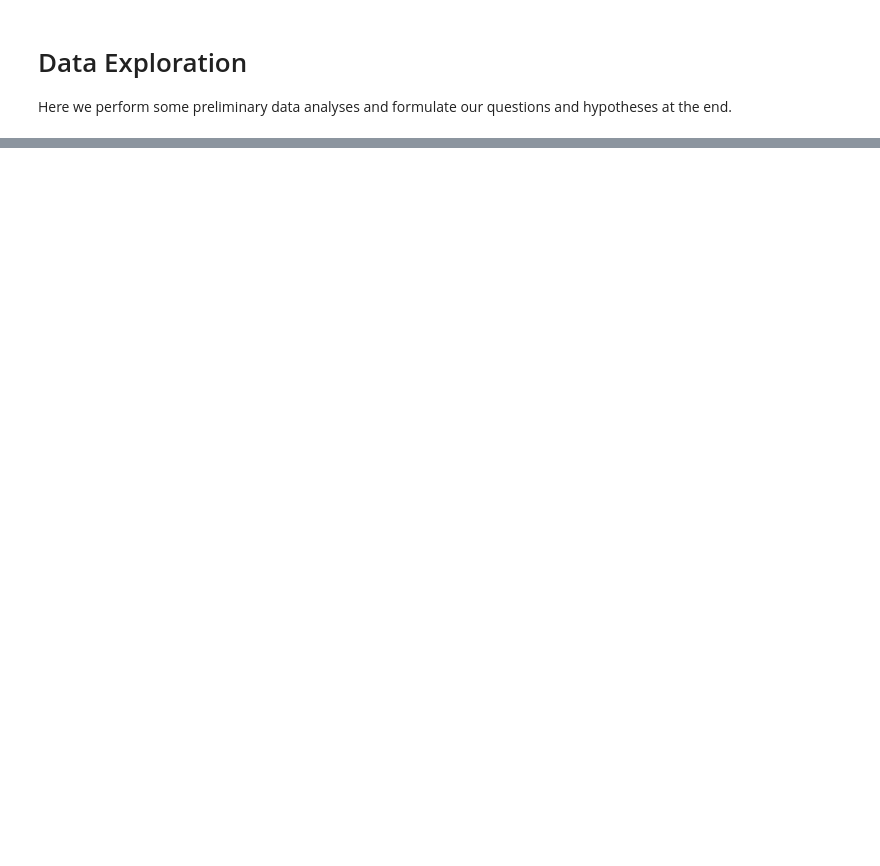
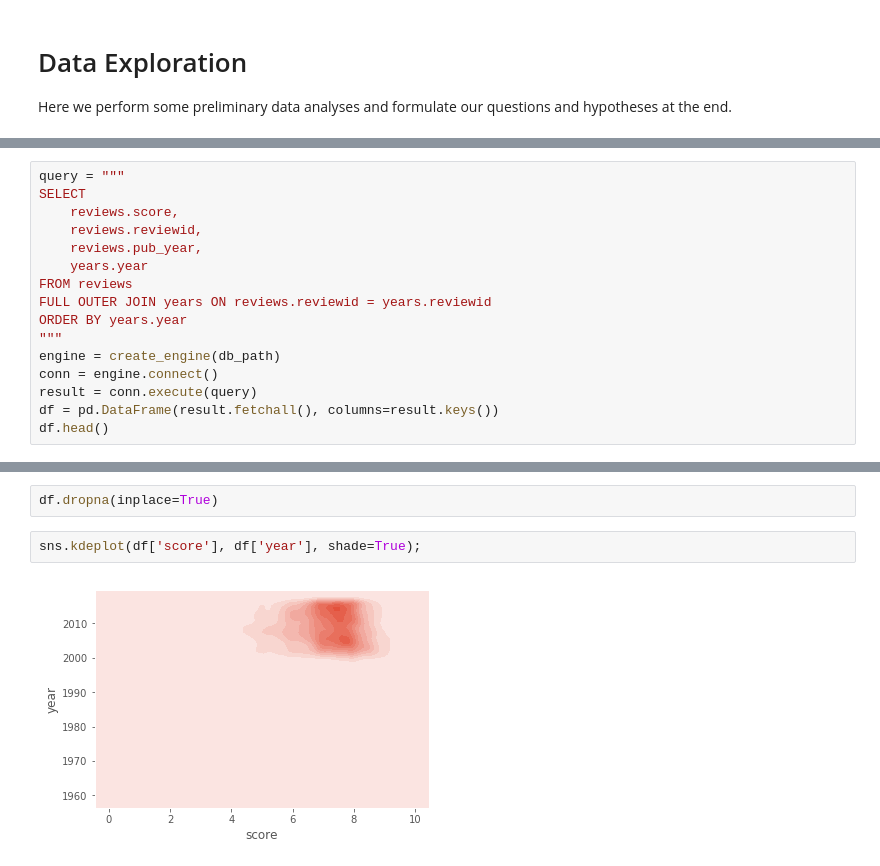
Before and after one commit to worldyne/module2_final_project, a Jupyter notebook: EDA.ipynb, the cells around one changed output, grey strips where cells are left out. Saved outputs shown, nothing was run; the diff lists cells and outputs as text; blank space fills up the shorter version.

```diff
--- a/EDA.ipynb
+++ b/EDA.ipynb
@@ -34,0 +133,16 @@ postgres_to_df('reviews').head()
+# %%
+query = """
+SELECT
+    reviews.score,
+    reviews.reviewid,
+    reviews.pub_year,
+    years.year
+FROM reviews
+FULL OUTER JOIN years ON reviews.reviewid = years.reviewid
+ORDER BY years.year
+"""
+engine = create_engine(db_path)
+conn = engine.connect()
+result = conn.execute(query)
+df = pd.DataFrame(result.fetchall(), columns=result.keys())
+df.head()
@@ -34,0 +168,6 @@ postgres_to_df('reviews').head()
+# %%
+df.dropna(inplace=True)
+# %%
+sns.kdeplot(df['score'], df['year'], shade=True);
+# %% [output]
+[figure, added]
```
Also changed, not shown: parts of 24 cells of this notebook, 1 other file.
